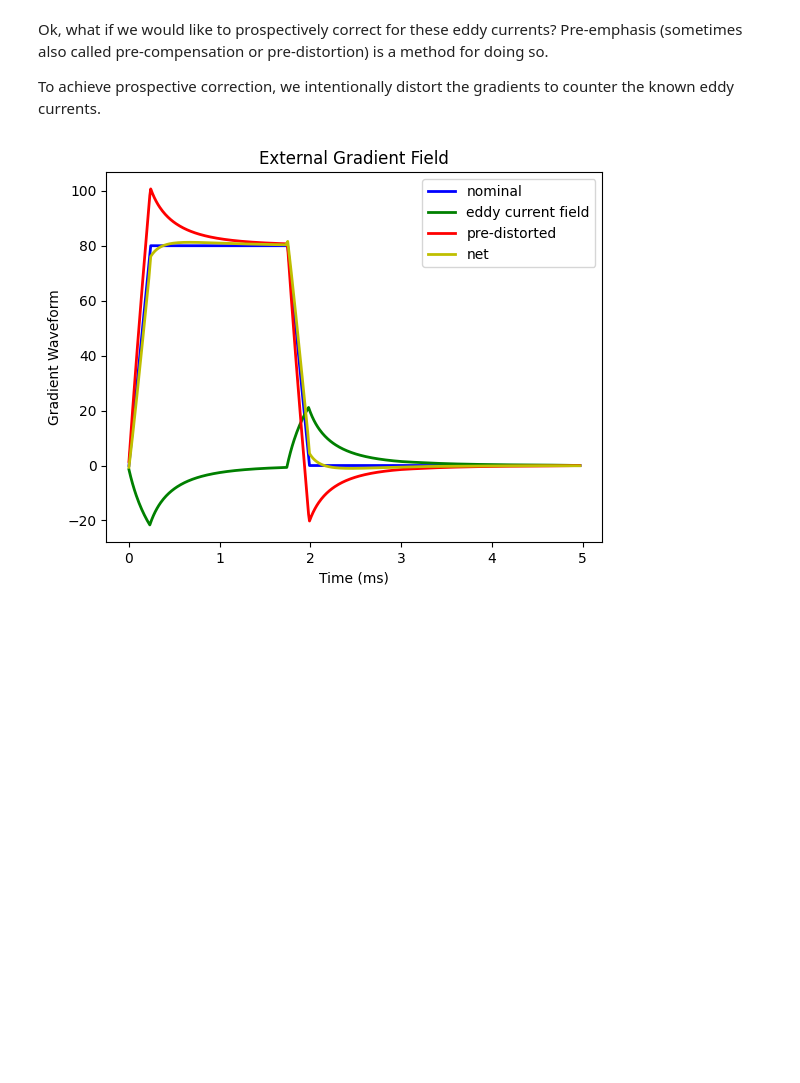
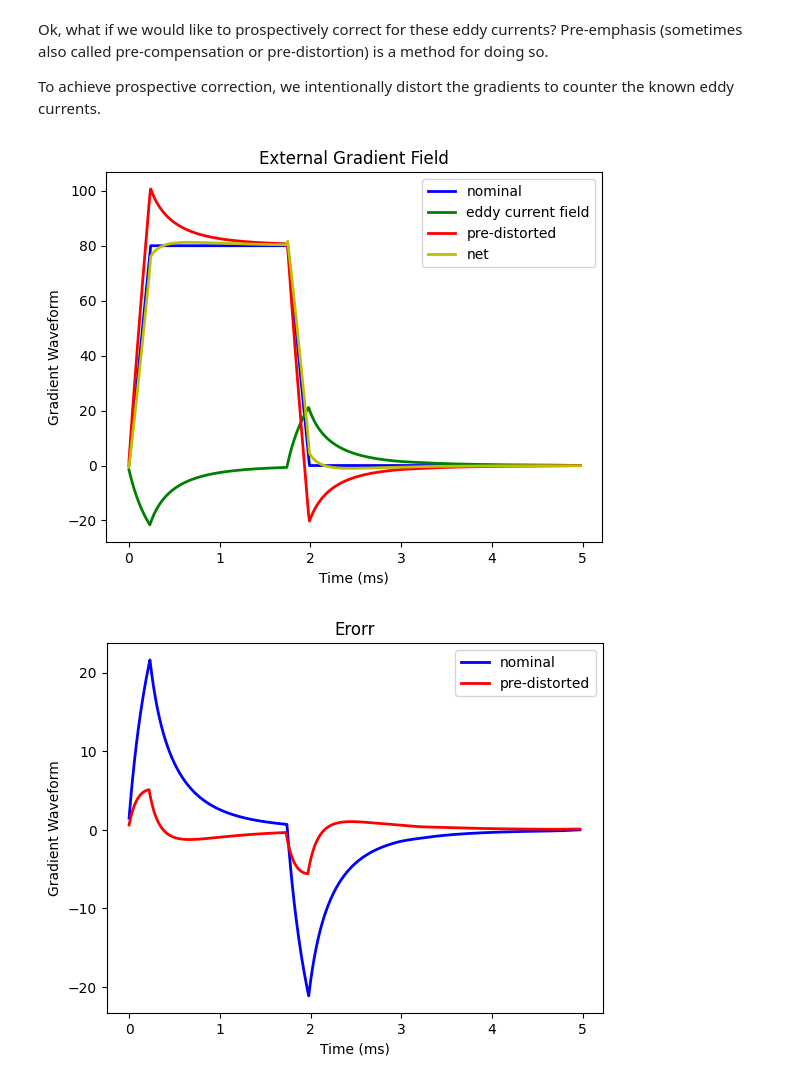
Before and after one commit to jonbmartin/Gradient-Waveform-Errors-Demos, a Jupyter notebook: Ex1_Eddy_Currents.ipynb, the cells around one changed output. Cells and saved outputs as stored; diff of their text form; code cells hidden in the pictures; blank space fills up the shorter version.

```diff
--- a/Ex1_Eddy_Currents.ipynb
+++ b/Ex1_Eddy_Currents.ipynb
@@ -65,20 +97,29 @@ To achieve prospective correction, we intentionally distort the gradients to cou
 # %%
 B_preemph = B_ext_norm - B0_eddy
 S_preemph = np.diff(B_preemph)
 
 # Convolve with external magnetic field to simulate eddy currents
 B_preemph_eddy = np.convolve(-S_preemph, eps, mode='full')
 B_preemph_net = B_preemph_eddy + np.pad(B_preemph, (0, len(B_preemph_eddy) - len(B_preemph)))
 
 plt.plot(t_grad_distorted * 1e3, B_ext_norm, 'b', linewidth=2)
 plt.plot(t_grad_distorted * 1e3, B0_eddy, 'g', linewidth=2)
 plt.plot(t_grad_distorted * 1e3, B_preemph, 'r', linewidth=2)
 plt.plot(t_grad_distorted * 1e3, B_preemph_net[0:498], 'y', linewidth=2)
 
 plt.legend(['nominal', 'eddy current field', 'pre-distorted', 'net'])
 plt.title('External Gradient Field')
 plt.xlabel('Time (ms)')
 plt.ylabel('Gradient Waveform')
 plt.show()
+
+plt.plot(t_grad_distorted * 1e3, B_ext_norm-B_net, 'b', linewidth=2)
+plt.plot(t_grad_distorted * 1e3, B_ext_norm-B_preemph_net[0:498], 'r', linewidth=2)
+plt.title('Erorr')
+plt.xlabel('Time (ms)')
+plt.legend(['nominal','pre-distorted'])
+plt.ylabel('Gradient Waveform')
+plt.show()
 # %% [output]
 [figure]
+[figure, added]
```
Also changed, not shown: parts of 3 cells of this notebook.
